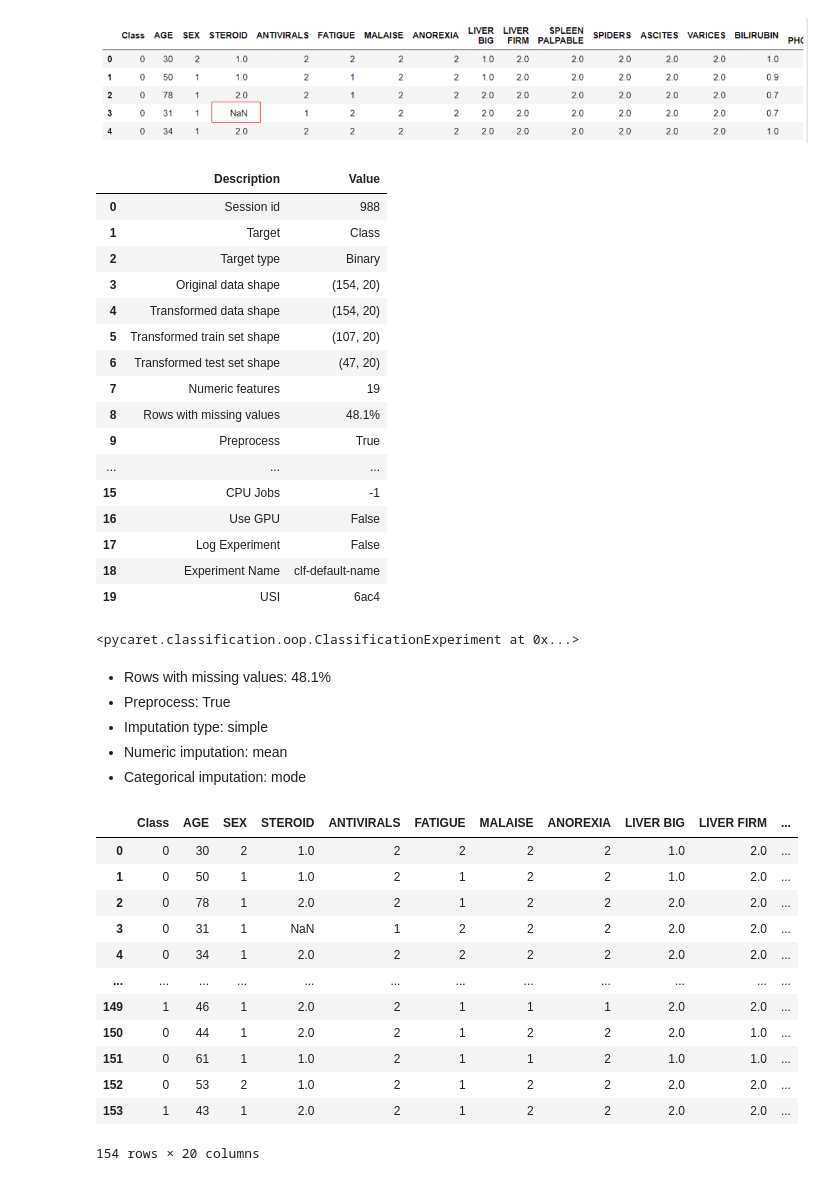
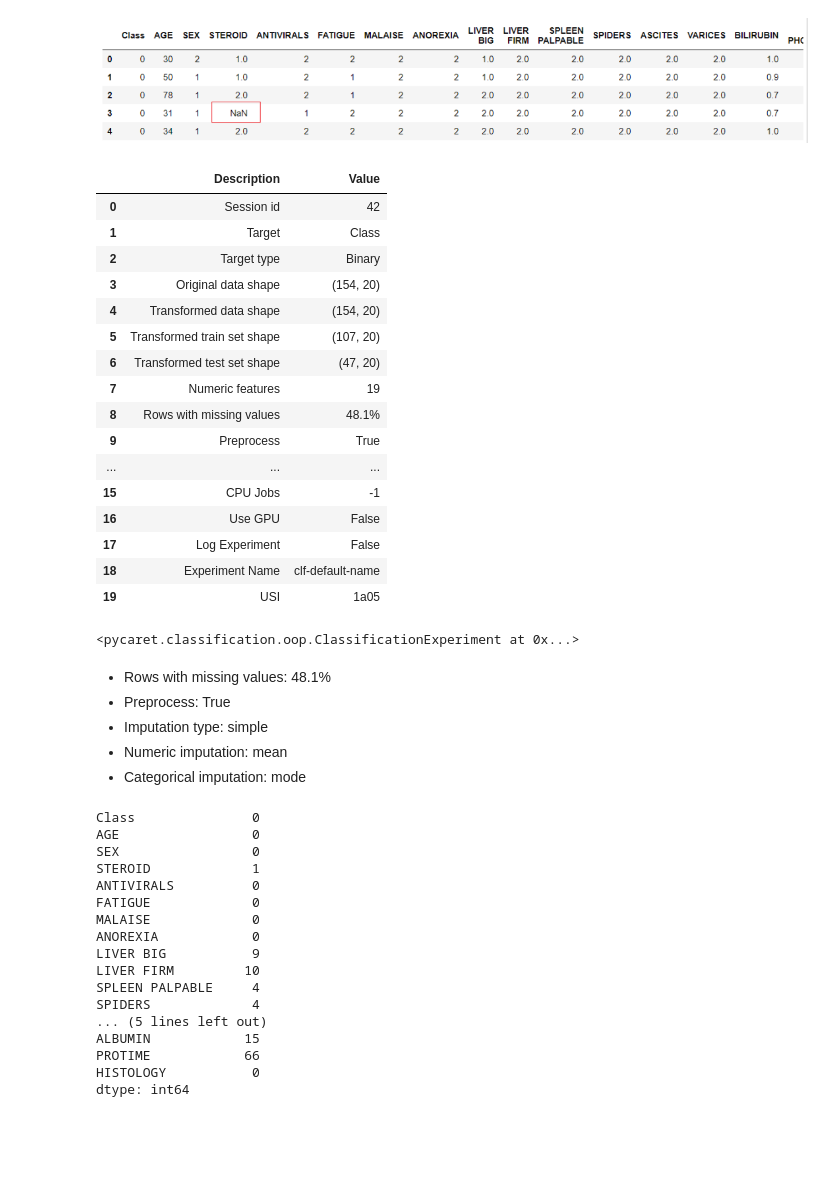
Before and after one commit to aleuse/pycaret, a Jupyter notebook: pycaret.ipynb, the cells around one changed output. Saved outputs shown, nothing was run; the diff lists cells and outputs as text; code cells hidden in the pictures; blank space fills up the shorter version.

```diff
--- a/pycaret.ipynb
+++ b/pycaret.ipynb
@@ -366,10 +412,10 @@ hepatitis = get_data('hepatitis')
 ![image.png](attachment:image.png)
 # %%
 from pycaret.classification import *
-setup(data = hepatitis, target = 'Class')
+setup(data = hepatitis, target = 'Class',session_id=42)
 # %% [output]
 |  | Description | Value |
-| 0 | Session id | 988 |
+| 0 | Session id | 42 |
 | 1 | Target | Class |
 | 2 | Target type | Binary |
 | 3 | Original data shape | (154, 20) |
@@ -384,7 +430,7 @@ setup(data = hepatitis, target = 'Class')
 | 16 | Use GPU | False |
 | 17 | Log Experiment | False |
 | 18 | Experiment Name | clf-default-name |
-| 19 | USI | 6ac4 |
+| 19 | USI | 1a05 |
 <pycaret.classification.oop.ClassificationExperiment at 0x...>
 # %% [markdown]
 * Rows with missing values:	48.1%
@@ -393,18 +439,22 @@ setup(data = hepatitis, target = 'Class')
 * Numeric imputation:	mean
 * Categorical imputation:	mode
 # %%
-hepatitis
+hepatitis.isnull().sum()
 # %% [output]
-|  | Class | AGE | SEX | STEROID | ANTIVIRALS | FATIGUE | MALAISE | ANOREXIA | LIVER BIG | LIVER FIRM | ... |
-| 0 | 0 | 30 | 2 | 1.0 | 2 | 2 | 2 | 2 | 1.0 | 2.0 | ... |
-| 1 | 0 | 50 | 1 | 1.0 | 2 | 1 | 2 | 2 | 1.0 | 2.0 | ... |
-| 2 | 0 | 78 | 1 | 2.0 | 2 | 1 | 2 | 2 | 2.0 | 2.0 | ... |
-| 3 | 0 | 31 | 1 | NaN | 1 | 2 | 2 | 2 | 2.0 | 2.0 | ... |
-| 4 | 0 | 34 | 1 | 2.0 | 2 | 2 | 2 | 2 | 2.0 | 2.0 | ... |
-| ... | ... | ... | ... | ... | ... | ... | ... | ... | ... | ... | ... |
-| 149 | 1 | 46 | 1 | 2.0 | 2 | 1 | 1 | 1 | 2.0 | 2.0 | ... |
-| 150 | 0 | 44 | 1 | 2.0 | 2 | 1 | 2 | 2 | 2.0 | 1.0 | ... |
-| 151 | 0 | 61 | 1 | 1.0 | 2 | 1 | 1 | 2 | 1.0 | 1.0 | ... |
-| 152 | 0 | 53 | 2 | 1.0 | 2 | 1 | 2 | 2 | 2.0 | 2.0 | ... |
-| 153 | 1 | 43 | 1 | 2.0 | 2 | 1 | 2 | 2 | 2.0 | 2.0 | ... |
-154 rows × 20 columns
+Class               0
+AGE                 0
+SEX                 0
+STEROID             1
+ANTIVIRALS          0
+FATIGUE             0
+MALAISE             0
+ANOREXIA            0
+LIVER BIG           9
+LIVER FIRM         10
+SPLEEN PALPABLE     4
+SPIDERS             4
+... (5 lines left out)
+ALBUMIN            15
+PROTIME            66
+HISTOLOGY           0
+dtype: int64
```
Also changed, not shown: parts of 41 cells of this notebook, 5 other files.
